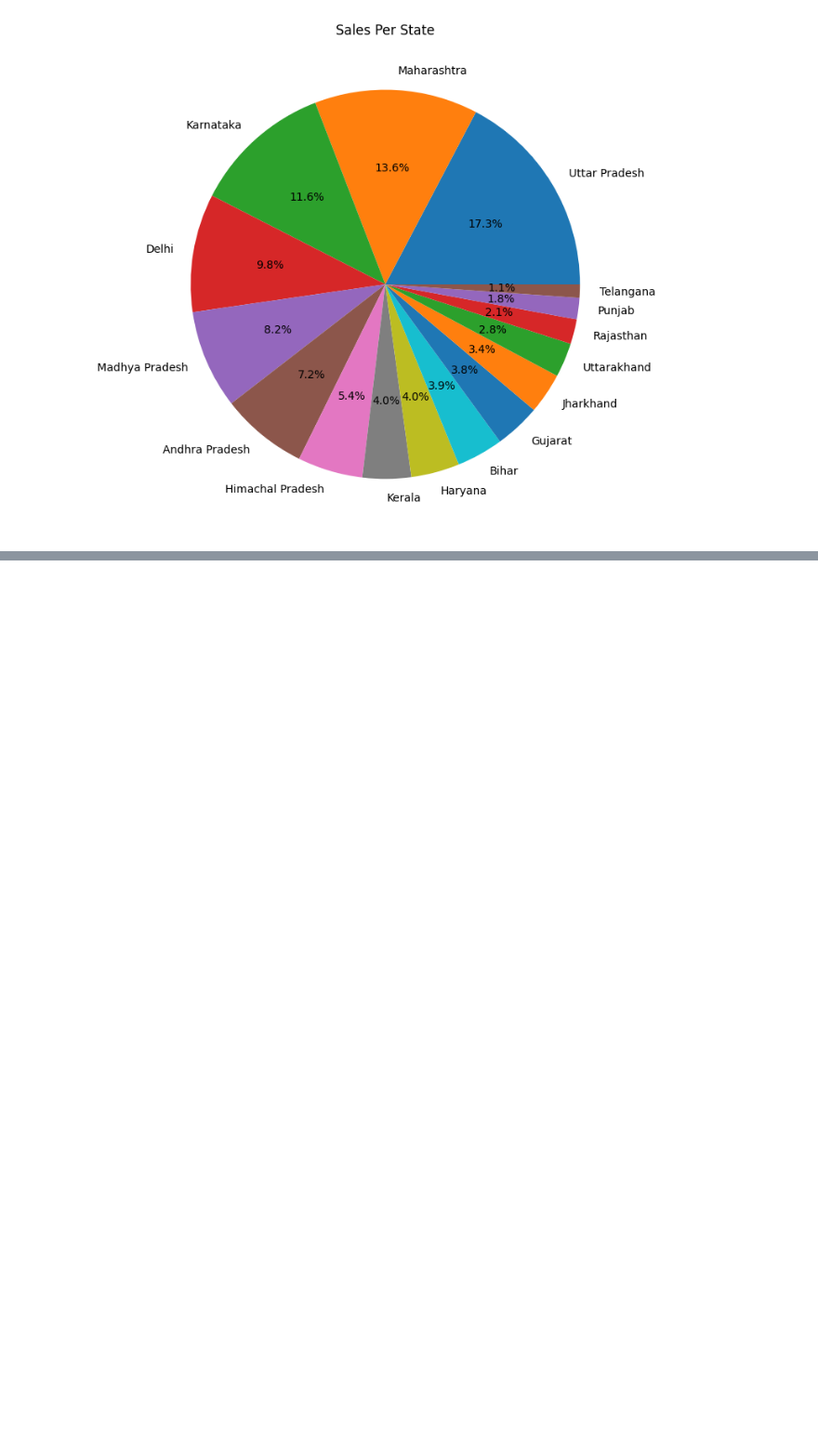
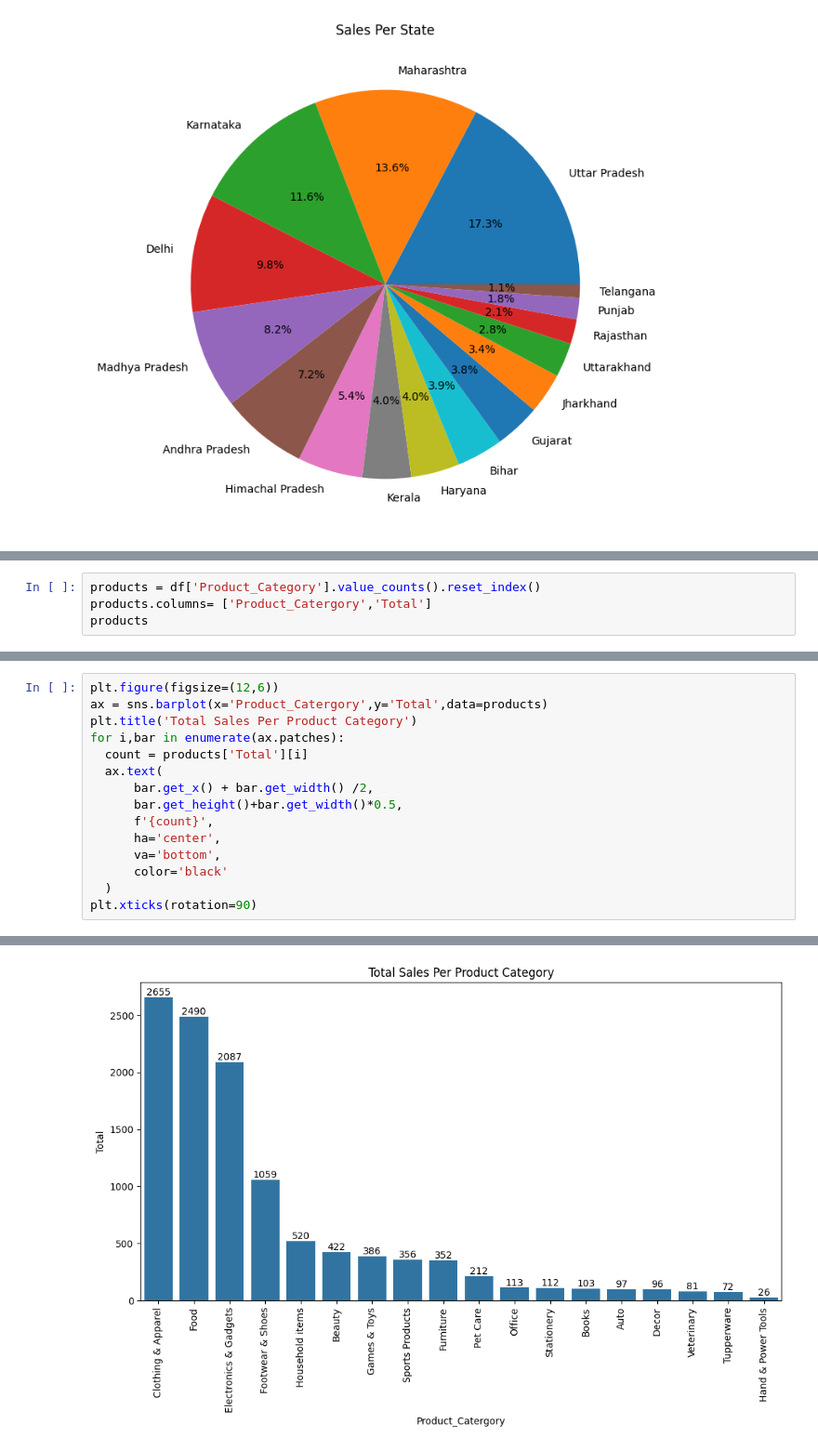
Before and after one commit to gauravvxv/Diwali-Sales-Analysis, a Jupyter notebook: Notebook/Sales.ipynb, the cells around one changed output, grey strips where cells are left out. Shown at 93% size. Drawn from its saved outputs; the diff is of its cells as text; blank space fills up the shorter version.

Commit message:
Visualize product catergory popularity

```diff
--- a/Notebook/Sales.ipynb
+++ b/Notebook/Sales.ipynb
@@ -240,0 +236,4 @@ Text(0.5, 1.0, 'Sales Per State')
+# %%
+products = df['Product_Category'].value_counts().reset_index()
+products.columns= ['Product_Catergory','Total']
+products
@@ -240,0 +258,16 @@ Text(0.5, 1.0, 'Sales Per State')
+# %%
+plt.figure(figsize=(12,6))
+ax = sns.barplot(x='Product_Catergory',y='Total',data=products)
+plt.title('Total Sales Per Product Category')
+for i,bar in enumerate(ax.patches):
+  count = products['Total'][i]
+  ax.text(
+      bar.get_x() + bar.get_width() /2,
+      bar.get_height()+bar.get_width()*0.5,
+      f'{count}',
+      ha='center',
+      va='bottom',
+      color='black'
+  )
+plt.xticks(rotation=90)
+# %% [output]
@@ -240,0 +293 @@ Text(0.5, 1.0, 'Sales Per State')
+[figure, added]
```
Also changed, not shown: parts of 5 cells of this notebook.
